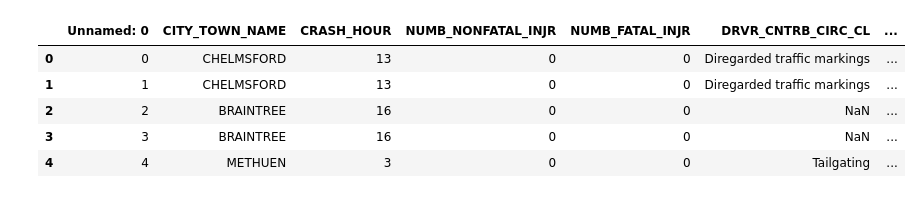
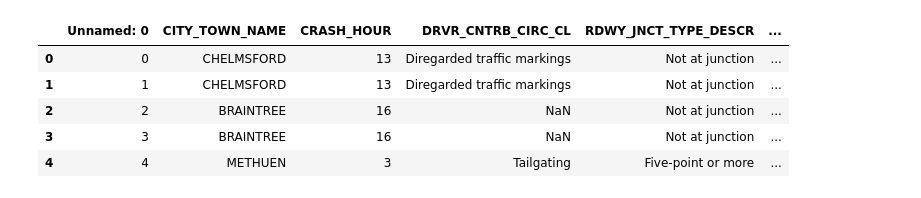
Before and after one commit to CosmicRaisins/BosCrash, a Jupyter notebook: data/Untitled.ipynb, the cells around one changed output. Cells and saved outputs as stored; diff of their text form; code cells hidden in the pictures.

```diff
--- a/data/Untitled.ipynb
+++ b/data/Untitled.ipynb
@@ -2,13 +2,13 @@
 import pandas as pd
 import numpy as np
 # %%
-df = pd.read_csv("SimpleData.csv")
+df = pd.read_csv("Simple.csv")
 df.head()
 # %% [output]
-|  | Unnamed: 0 | CITY_TOWN_NAME | CRASH_HOUR | NUMB_NONFATAL_INJR | NUMB_FATAL_INJR | DRVR_CNTRB_CIRC_CL | ... |
-| 0 | 0 | CHELMSFORD | 13 | 0 | 0 | Diregarded traffic markings | ... |
-| 1 | 1 | CHELMSFORD | 13 | 0 | 0 | Diregarded traffic markings | ... |
-| 2 | 2 | BRAINTREE | 16 | 0 | 0 | NaN | ... |
-| 3 | 3 | BRAINTREE | 16 | 0 | 0 | NaN | ... |
-| 4 | 4 | METHUEN | 3 | 0 | 0 | Tailgating | ... |
+|  | Unnamed: 0 | CITY_TOWN_NAME | CRASH_HOUR | DRVR_CNTRB_CIRC_CL | RDWY_JNCT_TYPE_DESCR | ... |
+| 0 | 0 | CHELMSFORD | 13 | Diregarded traffic markings | Not at junction | ... |
+| 1 | 1 | CHELMSFORD | 13 | Diregarded traffic markings | Not at junction | ... |
+| 2 | 2 | BRAINTREE | 16 | NaN | Not at junction | ... |
+| 3 | 3 | BRAINTREE | 16 | NaN | Not at junction | ... |
+| 4 | 4 | METHUEN | 3 | Tailgating | Five-point or more | ... |
 # %%
```
Also changed, not shown: parts of 8 cells of this notebook, 8 other files.
